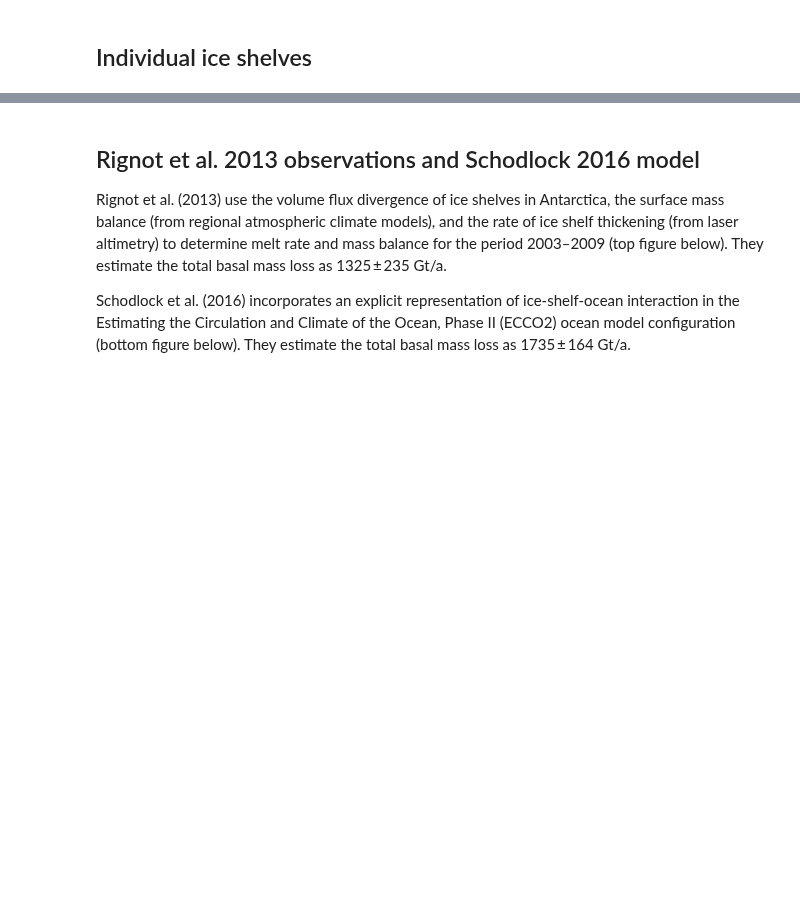
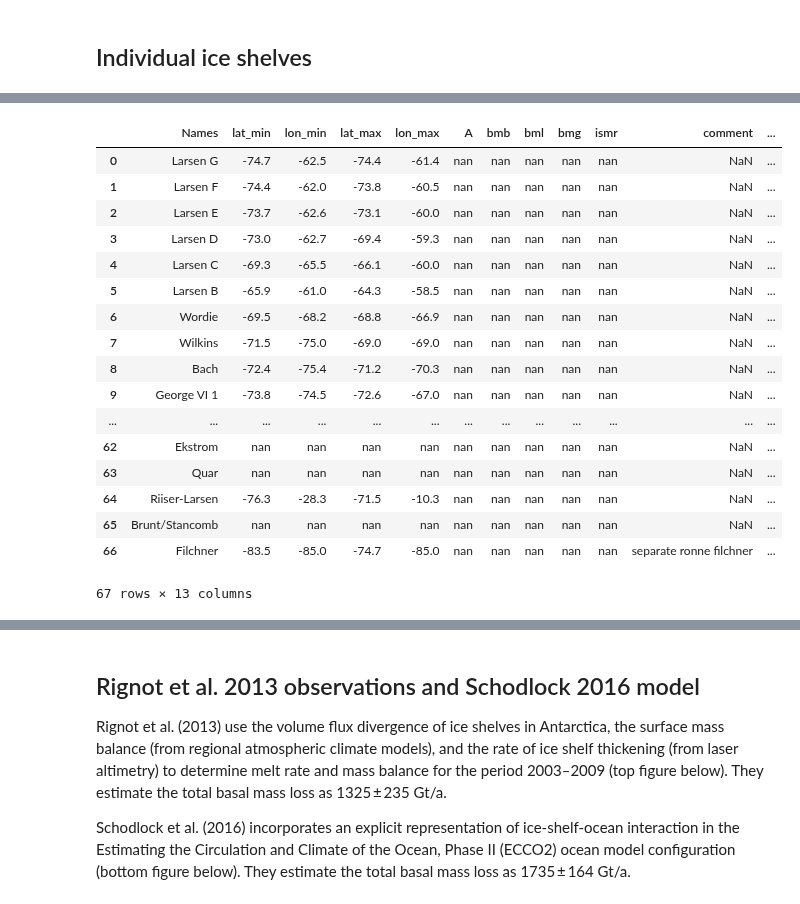
Before and after one commit to kuechenrole/tidal_melting, a Jupyter notebook: notebooks/reports/basal_melting_evaluation.ipynb, the cells around one changed output, grey strips where cells are left out. Cells and saved outputs as stored; diff of their text form; code cells hidden in the pictures; blank space fills up the shorter version.

```diff
--- a/notebooks/reports/basal_melting_evaluation.ipynb
+++ b/notebooks/reports/basal_melting_evaluation.ipynb
@@ -108,0 +148,38 @@ Basal mass loss in Gt/a:  1575.8875161300205
+# %%
+import pandas as pd
+
+
+sheet_url = ('https://docs.google.com/spreadsheets/d/1BpI6iRB569kF7TxdiFT3ColNVH9zwHgNwq49Dat7Ok4/edit?usp=sharing')
+csv_export_url = sheet_url.replace('edit?', 'export?gid=0&format=csv&')
+csv_export_url
+IS = pd.read_csv(csv_export_url)
+
+IS[['lat_min','lat_max','lon_min','lon_max']] = IS[['lat_min','lat_max','lon_min','lon_max']].convert_objects(convert_numeric=True)
+
+IS['eta']=""
+IS['eta']=np.nan
+IS['xi']=""
+IS['xi']=np.nan
+
+from scipy.spatial import KDTree
+
+lat_flat = grd.lat_rho.stack(etaxi = ('eta_rho','xi_rho'))
+lon_flat = grd.lon_rho.stack(etaxi = ('eta_rho','xi_rho'))
+
+points = np.column_stack((lat_flat.values,lon_flat.values))
+tree = KDTree(points)
+
+def find_etaxi(lat,lon,grd):
+
+    target = np.column_stack((lat,lon))
+    dist, ind = tree.query(target)
+
+    eta = lat_flat[ind].eta_rho.values
+    xi = lat_flat[ind].xi_rho.values
+
+    return eta,xi
+
+for idx,row in IS.iloc[:12].iterrows():
+    if row.lat_min:
+        print(idx,row.Names)
+        IS['eta'][idx],IS['xi'][idx] = find_etaxi((row.lat_max+row.lat_min)*0.5,(row.lon_min+row.lon_max)*0.5,grd10)
@@ -108,0 +203,21 @@ Basal mass loss in Gt/a:  1575.8875161300205
+# %%
+IS
+# %% [output]
+|  | Names | lat_min | lon_min | lat_max | lon_max | A | bmb | bml | bmg | ismr | comment | ... |
+| 0 | Larsen G | -74.7 | -62.5 | -74.4 | -61.4 | nan | nan | nan | nan | nan | NaN | ... |
+| 1 | Larsen F | -74.4 | -62.0 | -73.8 | -60.5 | nan | nan | nan | nan | nan | NaN | ... |
+| 2 | Larsen E | -73.7 | -62.6 | -73.1 | -60.0 | nan | nan | nan | nan | nan | NaN | ... |
+| 3 | Larsen D | -73.0 | -62.7 | -69.4 | -59.3 | nan | nan | nan | nan | nan | NaN | ... |
+| 4 | Larsen C | -69.3 | -65.5 | -66.1 | -60.0 | nan | nan | nan | nan | nan | NaN | ... |
+| 5 | Larsen B | -65.9 | -61.0 | -64.3 | -58.5 | nan | nan | nan | nan | nan | NaN | ... |
+| 6 | Wordie | -69.5 | -68.2 | -68.8 | -66.9 | nan | nan | nan | nan | nan | NaN | ... |
+| 7 | Wilkins | -71.5 | -75.0 | -69.0 | -69.0 | nan | nan | nan | nan | nan | NaN | ... |
+| 8 | Bach | -72.4 | -75.4 | -71.2 | -70.3 | nan | nan | nan | nan | nan | NaN | ... |
+| 9 | George VI 1 | -73.8 | -74.5 | -72.6 | -67.0 | nan | nan | nan | nan | nan | NaN | ... |
+| ... | ... | ... | ... | ... | ... | ... | ... | ... | ... | ... | ... | ... |
+| 62 | Ekstrom | nan | nan | nan | nan | nan | nan | nan | nan | nan | NaN | ... |
+| 63 | Quar | nan | nan | nan | nan | nan | nan | nan | nan | nan | NaN | ... |
+| 64 | Riiser-Larsen | -76.3 | -28.3 | -71.5 | -10.3 | nan | nan | nan | nan | nan | NaN | ... |
+| 65 | Brunt/Stancomb | nan | nan | nan | nan | nan | nan | nan | nan | nan | NaN | ... |
+| 66 | Filchner | -83.5 | -85.0 | -74.7 | -85.0 | nan | nan | nan | nan | nan | separate ronne filchner | ... |
+67 rows × 13 columns
```
Also changed, not shown: parts of 25 cells of this notebook, 7 other files.
